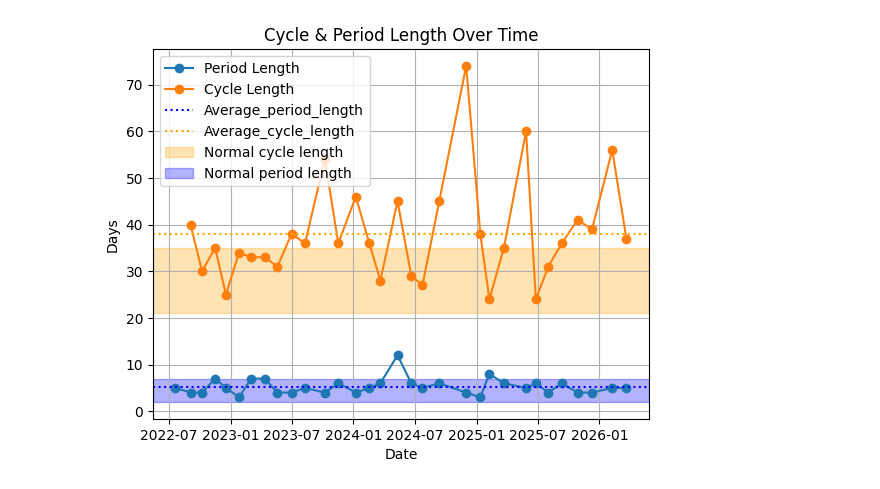
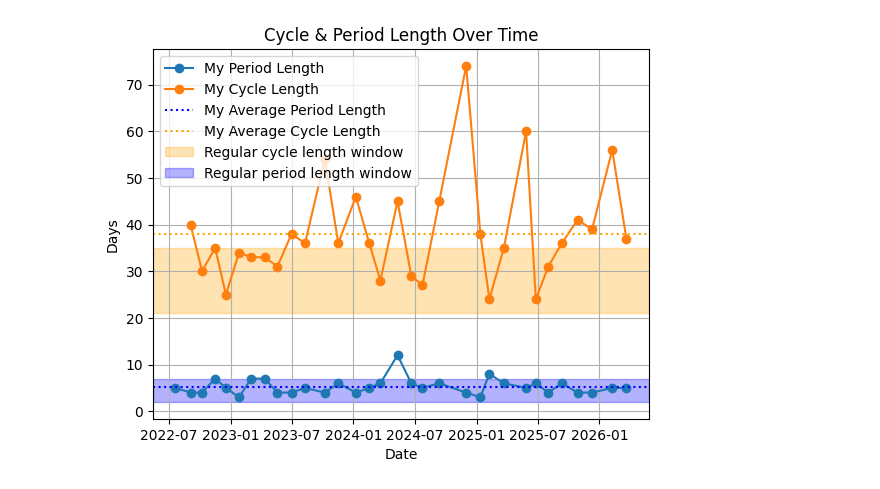
Before and after one commit to yinimini/Menstrual-Symptoms-Analysis-, a Jupyter notebook: extract_explore_test.ipynb, the cells around one changed output. Cells and saved outputs as stored; diff of their text form; code cells hidden in the pictures.

Commit message:
Added analysis to Readme

```diff
--- a/extract_explore_test.ipynb
+++ b/extract_explore_test.ipynb
@@ -68,40 +68,41 @@ Explore Cycles data
 32 cycles, each cycle has a unique id, period_start_date, period_end_date,
 cycle length can be calculated by days between the period_end_date of the last cycle and the period_start_date of the current cycle?
 period length can be calculated by period_end_date - period_start_date,
 period intensity: dict, key is the date and value is the intensity level with number
 additonal_fields: json,  has predicted values of the flow prediction models.
 """
 
 import matplotlib.pyplot as plt
 
 df_cycles = pd.DataFrame(data['operationalData']['cycles'])
 period_length = (pd.to_datetime(df_cycles['period_end_date']) - pd.to_datetime(df_cycles['period_start_date'])).dt.days
 df_cycles['period_length'] = period_length
 
 cycle_length = (pd.to_datetime(df_cycles['period_start_date']) - pd.to_datetime(df_cycles['period_end_date'].shift(1))).dt.days
 df_cycles['cycle_length'] = cycle_length
 
 average_period_length = df_cycles['period_length'].mean()
 average_cycle_length = df_cycles['cycle_length'].mean()
 
 # --------- Analysis visualization ---------
 df_cycles['period_start_date_datetime'] = pd.to_datetime(df_cycles['period_start_date'])
 plt.figure()
 
-plt.plot(df_cycles['period_start_date_datetime'], df_cycles['period_length'], '-o', label='Period Length')
-plt.plot(df_cycles['period_start_date_datetime'], df_cycles['cycle_length'], '-o', label='Cycle Length')
-plt.axhline(y = average_period_length, linestyle = 'dotted', color='b', label= 'My average period length')
-plt.axhline(y = average_cycle_length, linestyle = 'dotted', color='orange', label= 'My average cycle length')
-plt.axhspan(21, 35, alpha=0.3, color='orange', label='Normal cycle length')
-plt.axhspan(2,7, alpha=0.3, color='b', label='Normal period length' )
+plt.plot(df_cycles['period_start_date_datetime'], df_cycles['period_length'], '-o', label='My Period Length')
+plt.plot(df_cycles['period_start_date_datetime'], df_cycles['cycle_length'], '-o', label='My Cycle Length')
+plt.axhline(y = average_period_length, linestyle = 'dotted', color='b', label= 'My Average Period Length')
+plt.axhline(y = average_cycle_length, linestyle = 'dotted', color='orange', label= 'My Average Cycle Length')
+plt.axhspan(21, 35, alpha=0.3, color='orange', label='Regular Cycle Length Window')
+plt.axhspan(2,7, alpha=0.3, color='b', label='Regular Period Length Window' )
 plt.legend()
 plt.grid()
 plt.xlabel("Date")
 plt.ylabel("Days")
 plt.title("Cycle & Period Length Over Time")
+plt.savefig("plots/cycle_analysis.png")
 plt.show()
 # %% [output]
-[figure, old version]
+[figure, new version]
 # %%
 # Analysis checklist:
 
```
Also changed, not shown: 1 other file.
